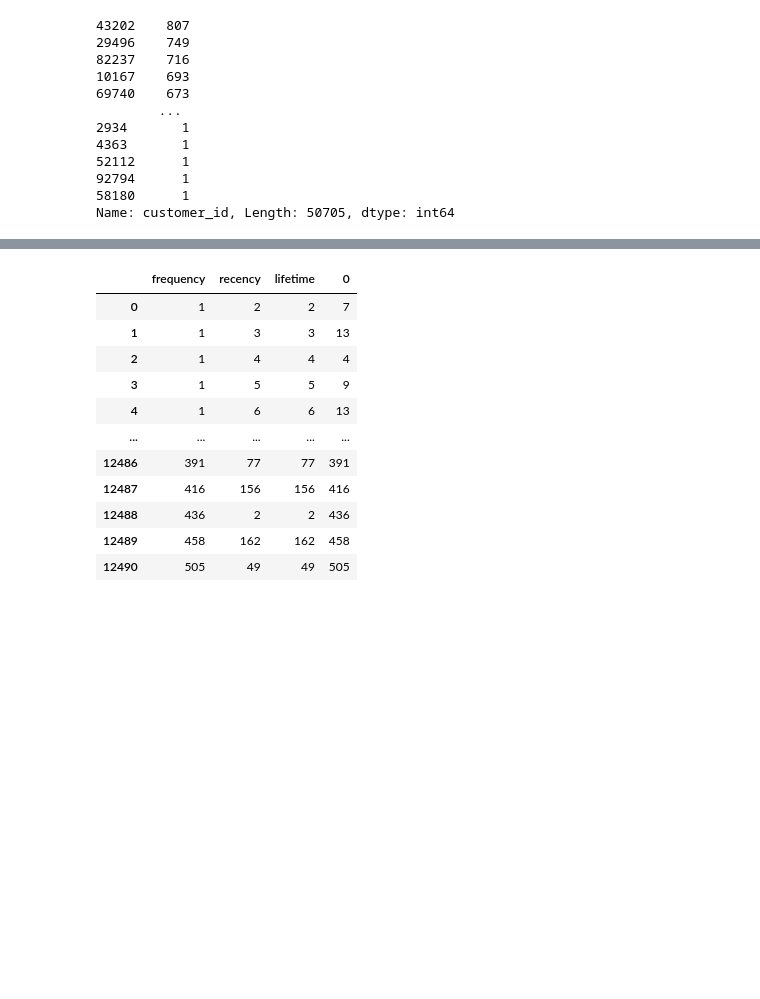
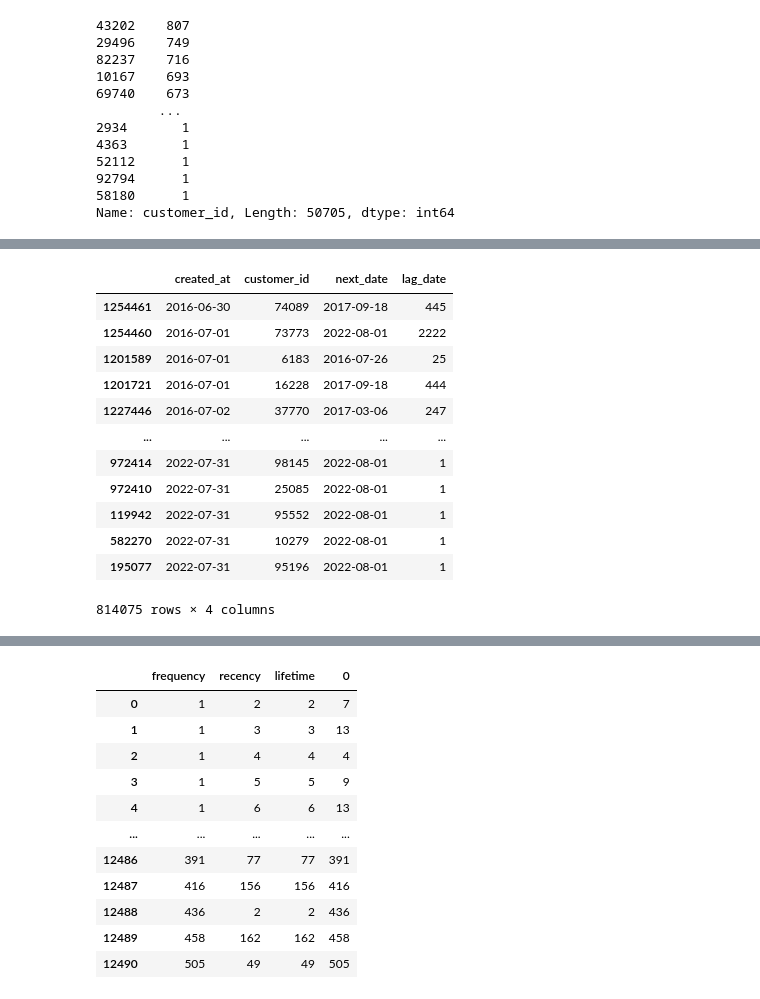
Before and after one commit to CarlosQuixada/Identificacao_Churn, a Jupyter notebook: notebooks/1. Analise_Retencao.ipynb, the cells around one changed output, grey strips where cells are left out. Cells and saved outputs as stored; diff of their text form; code cells hidden in the pictures; blank space fills up the shorter version.

```diff
--- a/notebooks/1. Analise_Retencao.ipynb
+++ b/notebooks/1. Analise_Retencao.ipynb
@@ -72,0 +94,19 @@ df_ret
+# %%
+df_ret['next_date'] = df_ret.groupby('customer_id')['created_at'].shift(-1)
+df_ret.fillna({'next_date':pd.to_datetime('2022-08-01', format="%Y-%m-%d")}, inplace=True)
+df_ret['lag_date'] = (df_ret['next_date'] - df_ret['created_at']).dt.days
+df_ret
+# %% [output]
+|  | created_at | customer_id | next_date | lag_date |
+| 1254461 | 2016-06-30 | 74089 | 2017-09-18 | 445 |
+| 1254460 | 2016-07-01 | 73773 | 2022-08-01 | 2222 |
+| 1201589 | 2016-07-01 | 6183 | 2016-07-26 | 25 |
+| 1201721 | 2016-07-01 | 16228 | 2017-09-18 | 444 |
+| 1227446 | 2016-07-02 | 37770 | 2017-03-06 | 247 |
+| ... | ... | ... | ... | ... |
+| 972414 | 2022-07-31 | 98145 | 2022-08-01 | 1 |
+| 972410 | 2022-07-31 | 25085 | 2022-08-01 | 1 |
+| 119942 | 2022-07-31 | 95552 | 2022-08-01 | 1 |
+| 582270 | 2022-07-31 | 10279 | 2022-08-01 | 1 |
+| 195077 | 2022-07-31 | 95196 | 2022-08-01 | 1 |
+814075 rows × 4 columns
```
Also changed, not shown: parts of 10 cells of this notebook, 7 other files.
